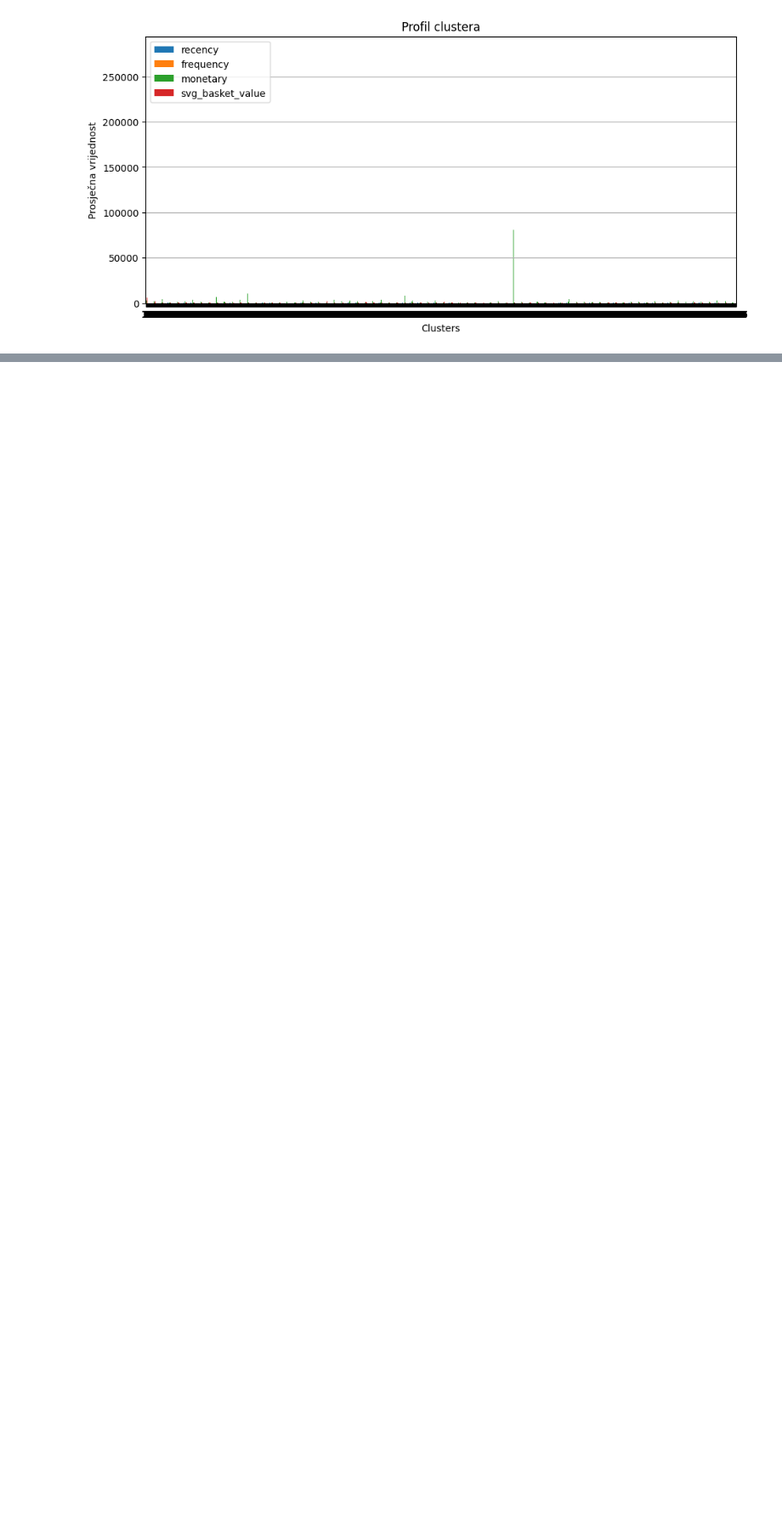
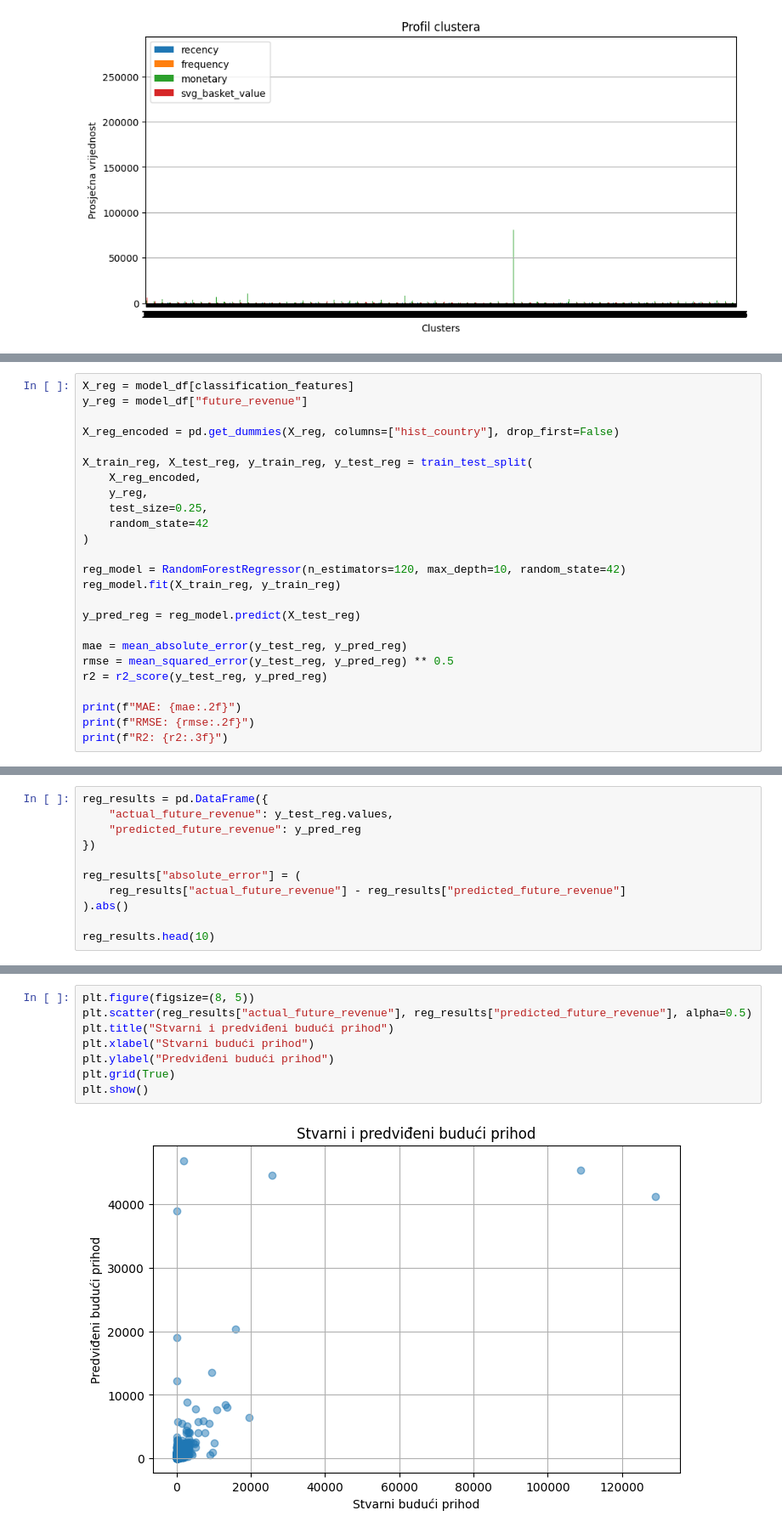
Before and after one commit to python-developer-algebra-klujic/pyds-ponavljanje, a Jupyter notebook: Final project - Online Retail Store.ipynb, the cells around one changed output, grey strips where cells are left out. Shown at 85% size. Cells and saved outputs as stored; diff of their text form; blank space fills up the shorter version.

```diff
--- a/Final project - Online Retail Store.ipynb
+++ b/Final project - Online Retail Store.ipynb
@@ -483,0 +609,25 @@ plt.show()
+# %%
+X_reg = model_df[classification_features]
+y_reg = model_df["future_revenue"]
+
+X_reg_encoded = pd.get_dummies(X_reg, columns=["hist_country"], drop_first=False)
+
+X_train_reg, X_test_reg, y_train_reg, y_test_reg = train_test_split(
+    X_reg_encoded,
+    y_reg,
+    test_size=0.25,
+    random_state=42
+)
+
+reg_model = RandomForestRegressor(n_estimators=120, max_depth=10, random_state=42)
+reg_model.fit(X_train_reg, y_train_reg)
+
+y_pred_reg = reg_model.predict(X_test_reg)
+
+mae = mean_absolute_error(y_test_reg, y_pred_reg)
+rmse = mean_squared_error(y_test_reg, y_pred_reg) ** 0.5
+r2 = r2_score(y_test_reg, y_pred_reg)
+
+print(f"MAE: {mae:.2f}")
+print(f"RMSE: {rmse:.2f}")
+print(f"R2: {r2:.3f}")
@@ -483,0 +638,11 @@ plt.show()
+# %%
+reg_results = pd.DataFrame({
+    "actual_future_revenue": y_test_reg.values,
+    "predicted_future_revenue": y_pred_reg
+})
+
+reg_results["absolute_error"] = (
+    reg_results["actual_future_revenue"] - reg_results["predicted_future_revenue"]
+).abs()
+
+reg_results.head(10)
@@ -483,0 +661,10 @@ plt.show()
+# %%
+plt.figure(figsize=(8, 5))
+plt.scatter(reg_results["actual_future_revenue"], reg_results["predicted_future_revenue"], alpha=0.5)
+plt.title("Stvarni i predviđeni budući prihod")
+plt.xlabel("Stvarni budući prihod")
+plt.ylabel("Predviđeni budući prihod")
+plt.grid(True)
+plt.show()
+# %% [output]
+[figure, added]
```
Also changed, not shown: parts of 13 cells of this notebook.
